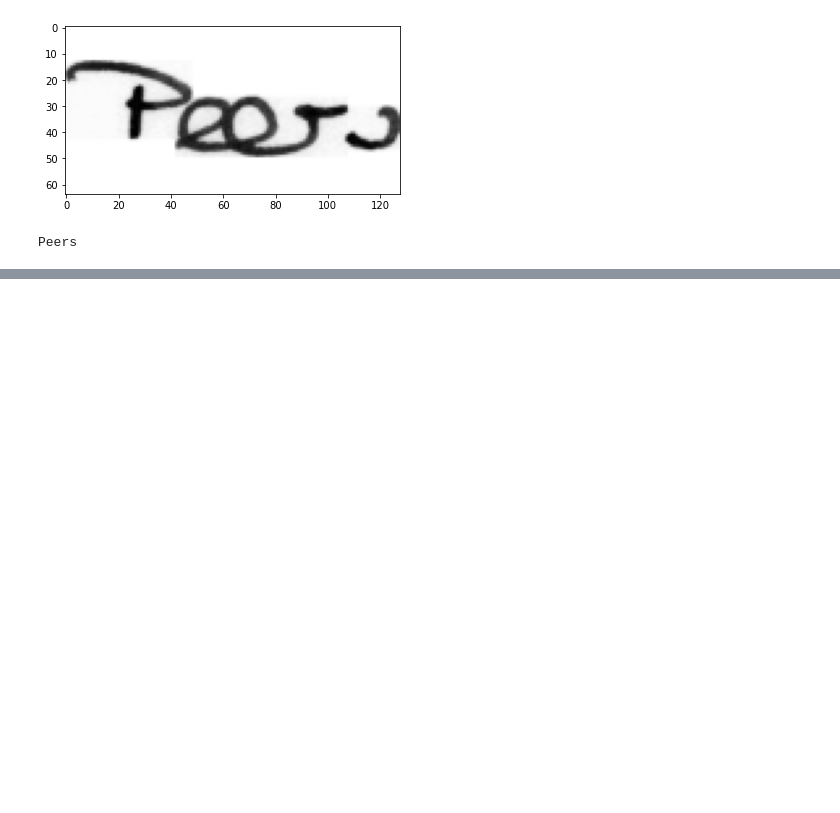
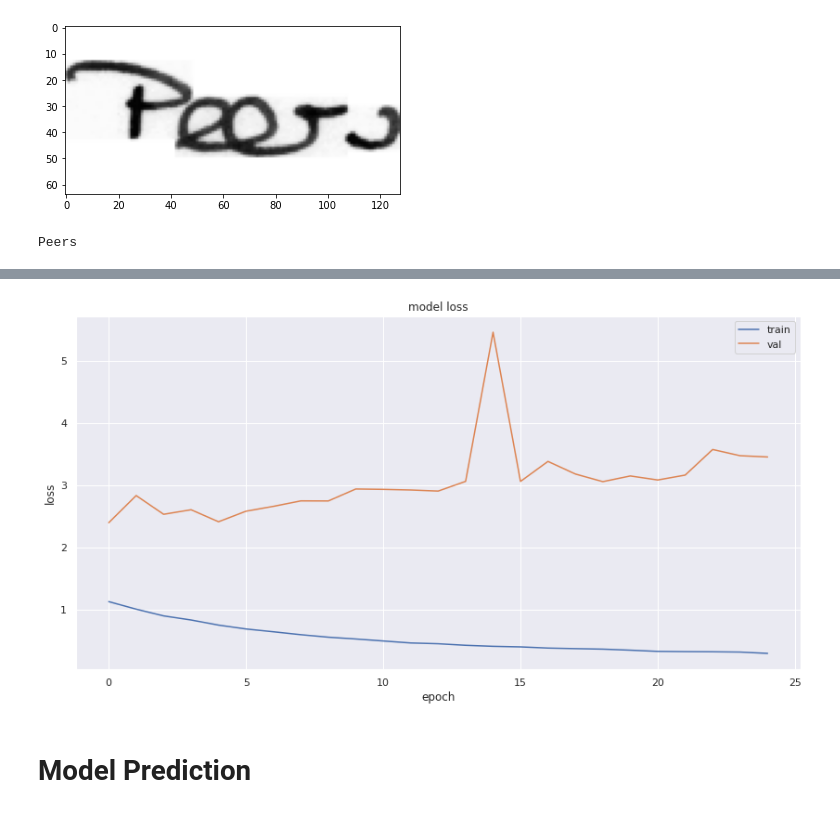
Before and after one commit to jimevansv/DATA606, a Jupyter notebook: Delivery 3/Phase3_file.ipynb, the cells around one changed output, grey strips where cells are left out. Cells and saved outputs as stored; diff of their text form; code cells hidden in the pictures; blank space fills up the shorter version.

```diff
--- a/Delivery 3/Phase3_file.ipynb
+++ b/Delivery 3/Phase3_file.ipynb
@@ -484,0 +581,4 @@ loss_func=nn.CrossEntropyLoss()
+# %%
+train_data = ImageBatchLoader(train_paths, image_width, image_height, batch_size, input_length, maxText)
+train_data.load_data()validation_data = ImageBatchLoader(val_paths, image_width, image_height, batch_size, input_length, maxText)
+validation_data.load_data()
@@ -484,0 +680,3 @@ loss_func=nn.CrossEntropyLoss()
+# %%
+# Compilie model
+model.compile(loss={'ctc': lambda y_true, y_pred: y_pred}, optimizer = 'adam')
@@ -484,0 +713,6 @@ loss_func=nn.CrossEntropyLoss()
+# %%
+# Checkpointing each Epoch results locally
+model_checkpoints = ModelCheckpoint(filepath='Epoch{epoch:02d}-val_loss{val_loss:.3f}.h5',
+                                verbose=1, save_best_only=False, monitor='val_loss', save_weights_only=False)
+#earlystop = EarlyStopping(monitor='val_loss', min_delta=0, patience=10, verbose=0, mode='min')
+epoch_times = EpochTimeHistory()
@@ -484,0 +721,9 @@ loss_func=nn.CrossEntropyLoss()
+# %%
+
+modelTraining = model.fit(train_data.next_batch(),
+                            validation_data=validation_data.next_batch(),
+                            steps_per_epoch=train_data.n/batch_size,
+                            validation_steps=validation_data.n // batch_size,
+                            epochs=25, verbose=1,
+                            callbacks=[model_checkpoints, epoch_times])
+                          # callbacks=[earlystop, model_save_cb, epoch_times])
@@ -484,0 +757,13 @@ loss_func=nn.CrossEntropyLoss()
+# %%
+#Loss Plot
+
+sns.set(rc={'figure.figsize':(14,7)})
+plt.plot(modelTraining.history['loss'])
+plt.plot(modelTraining.history['val_loss'])
+plt.title('model loss')
+plt.ylabel('loss')
+plt.xlabel('epoch')
+plt.legend(['train', 'val'], loc='best')
+plt.show()
+# %% [output]
+[figure, added]
@@ -484,0 +772,2 @@ loss_func=nn.CrossEntropyLoss()
+# %% [markdown]
+# Model Prediction
```
Also changed, not shown: parts of 39 cells of this notebook.
